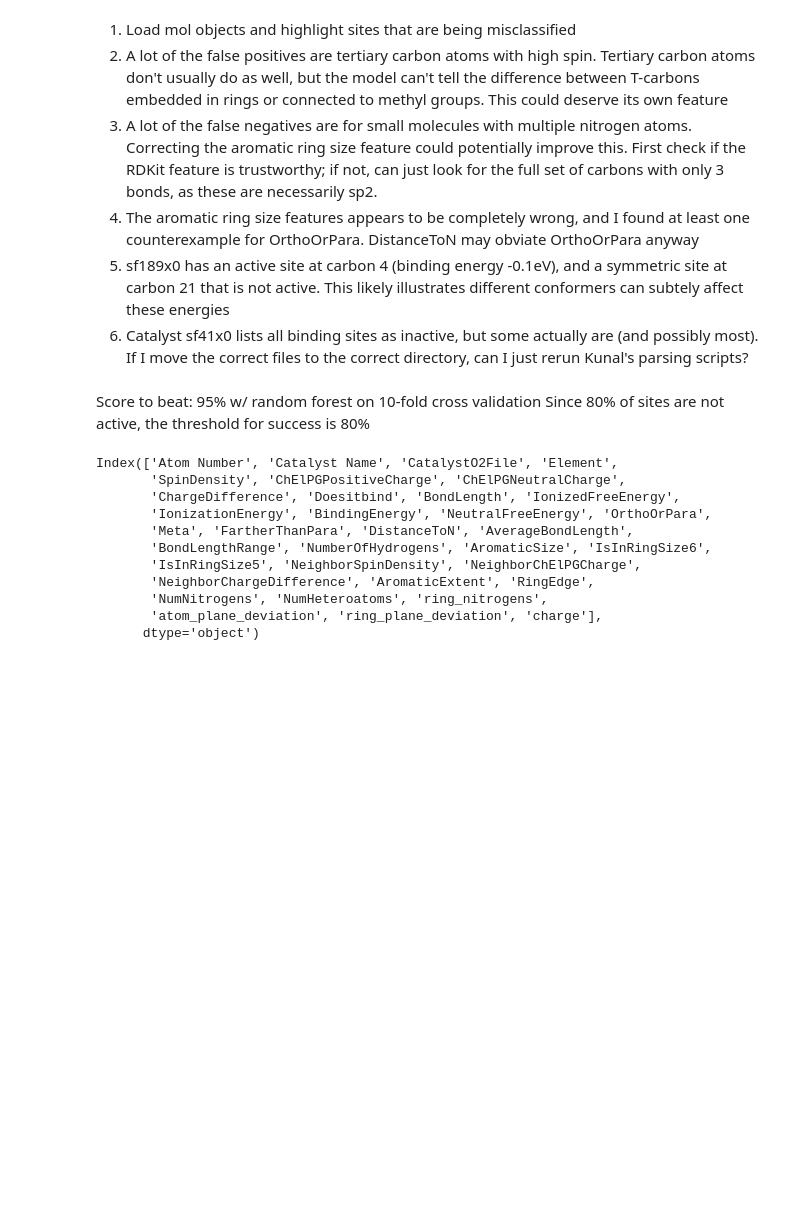
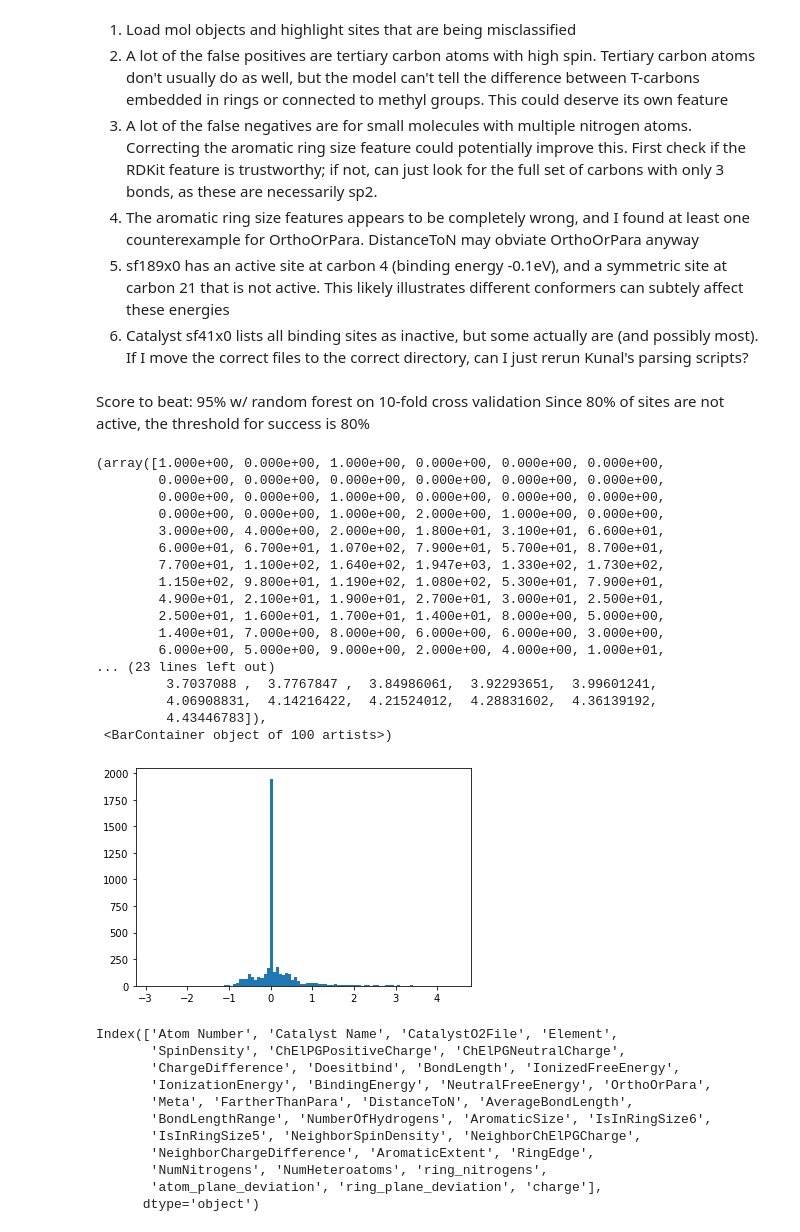
Before and after one commit to ndricke/ngcc_ml, a Jupyter notebook: ngcc_AS_classify.ipynb, the cells around one changed output. Drawn from its saved outputs; the diff is of its cells as text; code cells hidden in the pictures; blank space fills up the shorter version.

```diff
--- a/ngcc_AS_classify.ipynb
+++ b/ngcc_AS_classify.ipynb
@@ -54,6 +54,28 @@ df_aug = pd.read_json("/home/nricke/work/ngcc_ml/cat_aux_aromatic_flex.json")
 df_aug["Atom Number"] = df_aug["Atom Number"] + 1
 df_aug.drop(columns=["ring_edge", "aromatic_extent"], inplace=True)
 df = df.merge(df_aug, on=["Atom Number", "Catalyst Name"])
+# %%
+import matplotlib.pyplot as plt
+plt.hist(df["BindingEnergy"], bins=100)
+# %% [output]
+(array([1.000e+00, 0.000e+00, 1.000e+00, 0.000e+00, 0.000e+00, 0.000e+00,
+        0.000e+00, 0.000e+00, 0.000e+00, 0.000e+00, 0.000e+00, 0.000e+00,
+        0.000e+00, 0.000e+00, 1.000e+00, 0.000e+00, 0.000e+00, 0.000e+00,
+        0.000e+00, 0.000e+00, 1.000e+00, 2.000e+00, 1.000e+00, 0.000e+00,
+        3.000e+00, 4.000e+00, 2.000e+00, 1.800e+01, 3.100e+01, 6.600e+01,
+        6.000e+01, 6.700e+01, 1.070e+02, 7.900e+01, 5.700e+01, 8.700e+01,
+        7.700e+01, 1.100e+02, 1.640e+02, 1.947e+03, 1.330e+02, 1.730e+02,
+        1.150e+02, 9.800e+01, 1.190e+02, 1.080e+02, 5.300e+01, 7.900e+01,
+        4.900e+01, 2.100e+01, 1.900e+01, 2.700e+01, 3.000e+01, 2.500e+01,
+        2.500e+01, 1.600e+01, 1.700e+01, 1.400e+01, 8.000e+00, 5.000e+00,
+        1.400e+01, 7.000e+00, 8.000e+00, 6.000e+00, 6.000e+00, 3.000e+00,
+        6.000e+00, 5.000e+00, 9.000e+00, 2.000e+00, 4.000e+00, 1.000e+01,
+... (23 lines left out)
+         3.7037088 ,  3.7767847 ,  3.84986061,  3.92293651,  3.99601241,
+         4.06908831,  4.14216422,  4.21524012,  4.28831602,  4.36139192,
+         4.43446783]),
+ <BarContainer object of 100 artists>)
+[figure, added]
 # %%
 #df.to_csv("/home/nricke/work/ngcc_ml/DidItBindv5.csv")
 # %%
```
Also changed, not shown: parts of 1 cell of this notebook, 15 other files.
